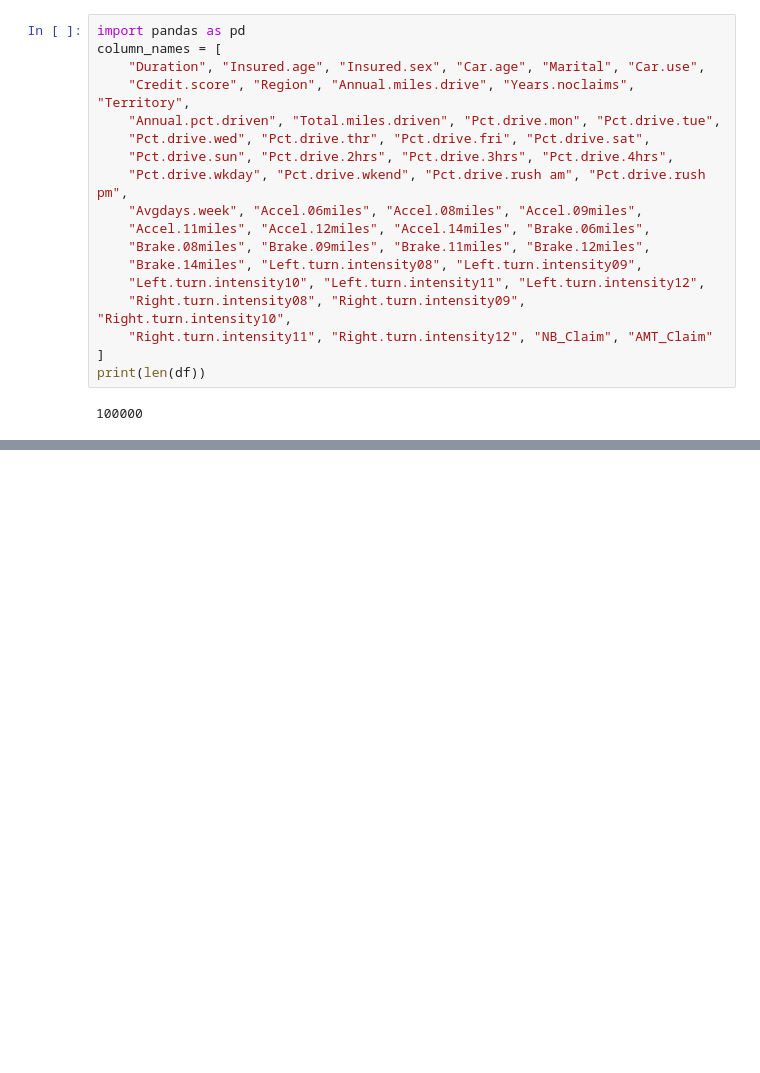
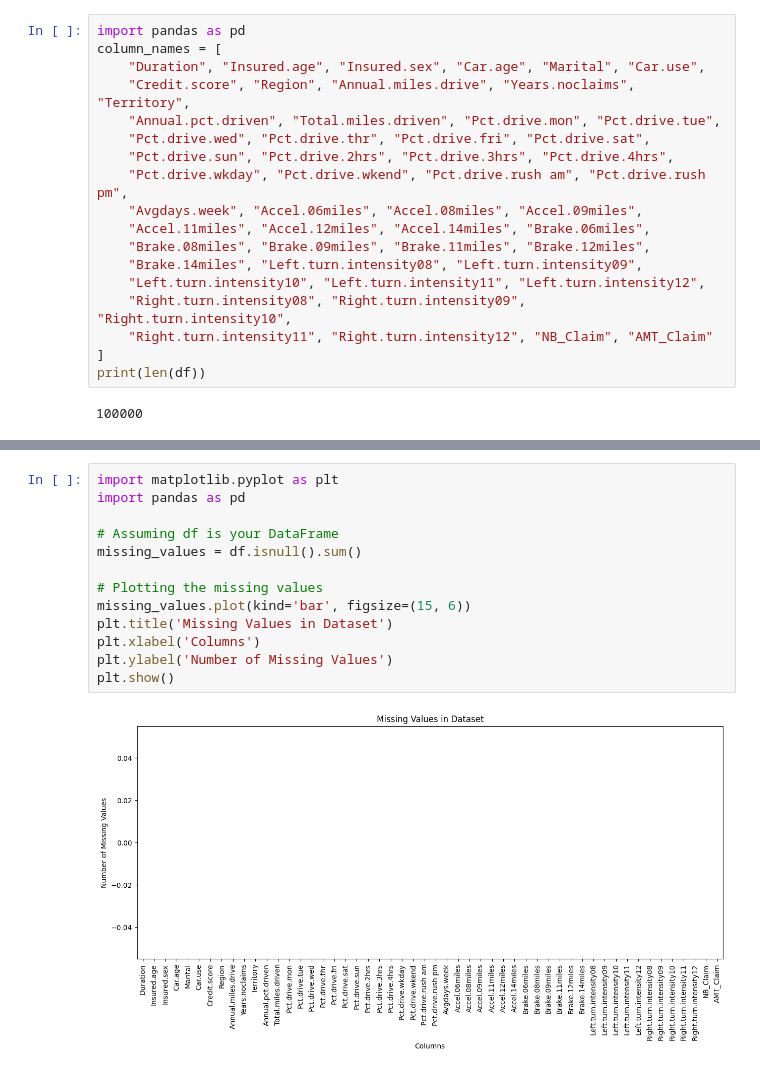
Before and after one commit to fjadidi2001/DataScienceJourney, a Jupyter notebook: telematics_syn_V9.ipynb, the cells around one changed output, grey strips where cells are left out. Cells and saved outputs as stored; diff of their text form; blank space fills up the shorter version.

Commit message:
added plot missing values

```diff
--- a/telematics_syn_V9.ipynb
+++ b/telematics_syn_V9.ipynb
@@ -85,0 +106,15 @@ max       366.000000     103.000000      20.000000     900.000000        56731.1
+# %%
+import matplotlib.pyplot as plt
+import pandas as pd
+
+# Assuming df is your DataFrame
+missing_values = df.isnull().sum()
+
+# Plotting the missing values
+missing_values.plot(kind='bar', figsize=(15, 6))
+plt.title('Missing Values in Dataset')
+plt.xlabel('Columns')
+plt.ylabel('Number of Missing Values')
+plt.show()
+# %% [output]
+[figure, added]
```
Also changed, not shown: parts of 1 cell of this notebook.
